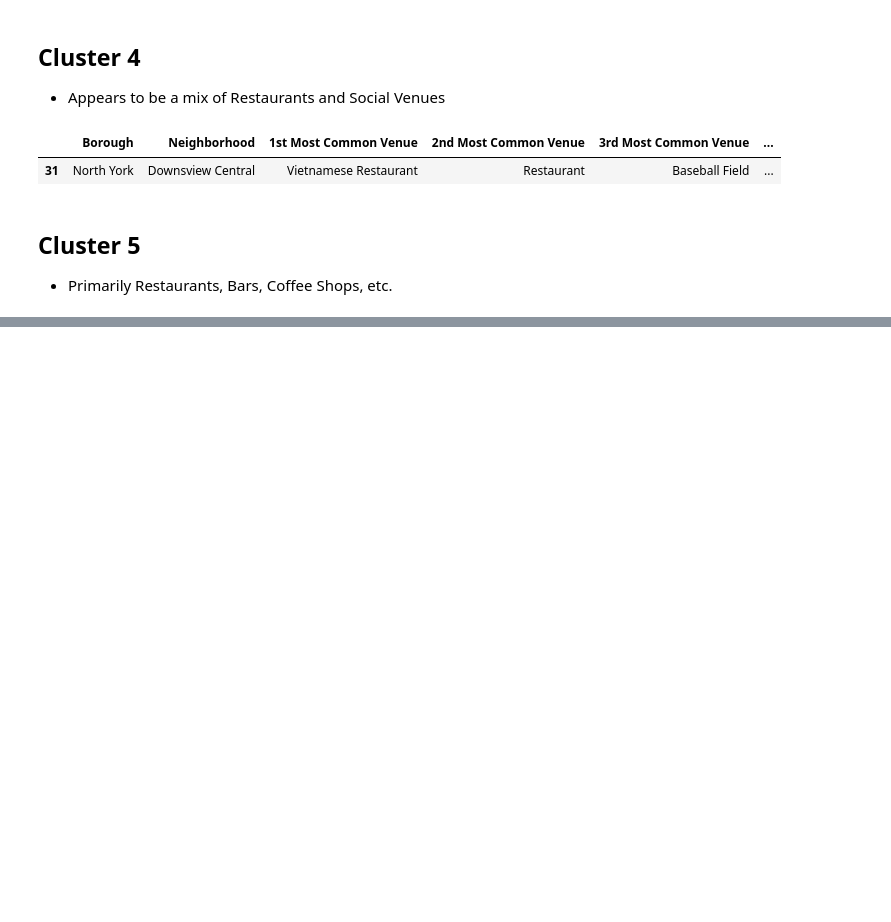
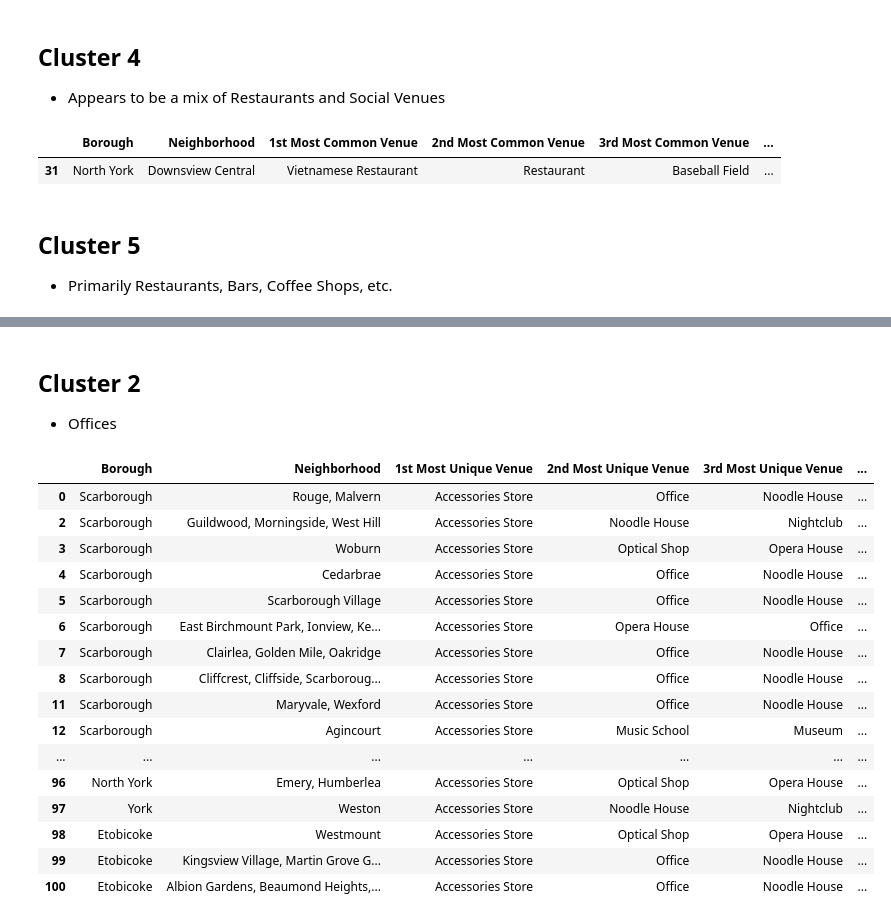
Before and after one commit to maverick-red/coursera-ibm-data-science-capstone, a Jupyter notebook: Applied Data Science Capstone - Week 3.ipynb, the cells around one changed output, grey strips where cells are left out. Drawn from its saved outputs; the diff is of its cells as text; code cells hidden in the pictures; blank space fills up the shorter version.

Commit message:
Analyze 10 most common and unique venues

```diff
--- a/Applied Data Science Capstone - Week 3.ipynb
+++ b/Applied Data Science Capstone - Week 3.ipynb
@@ -195,29 +202,39 @@ toronto = toronto[cols]
 
 toronto_grouped = toronto.groupby('Neighborhood').mean().reset_index()
 # %%
-# Get the 20 most common venues in a neighborhood
+# Get the 10 most common and unique venues in a neighborhood
 
-def return_most_common_venues(row, num_top_venues):
+def return_venues(row, num_top_venues, sort_ascending):
     row_categories = row.iloc[1:]
-    row_categories_sorted = row_categories.sort_values(ascending=False)
+    row_categories_sorted = row_categories.sort_values(ascending=sort_ascending)
 
     return row_categories_sorted.index.values[0:num_top_venues]
 
 indicators = ['st', 'nd', 'rd']
-num_top_venues = 20
 
-columns = ['Neighborhood']
+num_top_venues = 10
+
+common_columns = ['Neighborhood']
+unique_columns = ['Neighborhood']
+
 for ind in np.arange(num_top_venues):
     try:
-        columns.append('{}{} Most Common Venue'.format(ind+1, indicators[ind]))
+        common_columns.append('{}{} Most Common Venue'.format(ind+1, indicators[ind]))
+        unique_columns.append('{}{} Most Unique Venue'.format(ind+1, indicators[ind]))
     except:
-        columns.append('{}th Most Common Venue'.format(ind+1))
+        common_columns.append('{}th Most Common Venue'.format(ind+1))
+        unique_columns.append('{}th Most Unique Venue'.format(ind+1))
 
-neighborhoods_venues_sorted = pd.DataFrame(columns=columns)
-neighborhoods_venues_sorted['Neighborhood'] = toronto_grouped['Neighborhood']
+
+neighborhoods_venues_sorted_common = pd.DataFrame(columns=common_columns)
+neighborhoods_venues_sorted_unique = pd.DataFrame(columns=unique_columns)
+
+neighborhoods_venues_sorted_common['Neighborhood'] = toronto_grouped['Neighborhood']
+neighborhoods_venues_sorted_unique['Neighborhood'] = toronto_grouped['Neighborhood']
 
 for ind in np.arange(toronto_grouped.shape[0]):
-    neighborhoods_venues_sorted.iloc[ind, 1:] = return_most_common_venues(toronto_grouped.iloc[ind, :], num_top_venues)
+    neighborhoods_venues_sorted_common.iloc[ind, 1:] = return_venues(toronto_grouped.iloc[ind, :], num_top_venues, sort_ascending=False)
+    neighborhoods_venues_sorted_unique.iloc[ind, 1:] = return_venues(toronto_grouped.iloc[ind, :], num_top_venues, sort_ascending=True)
 # %% [markdown]
 ## K-Means Clustering
 # %%
@@ -227,8 +244,13 @@ kclusters = 5
 toronto_grouped_clustering = toronto_grouped.drop('Neighborhood', axis=1)
 kmeans = KMeans(n_clusters=kclusters, random_state=0).fit(toronto_grouped_clustering)
 
-neighborhoods_venues_sorted.insert(0, 'Cluster Labels', kmeans.labels_)
-toronto_merged = toronto_geospatial_data
-toronto_merged = toronto_merged.join(neighborhoods_venues_sorted.set_index('Neighborhood'), on='Neighborhood')
+neighborhoods_venues_sorted_common.insert(0, 'Cluster Labels', kmeans.labels_)
+neighborhoods_venues_sorted_unique.insert(0, 'Cluster Labels', kmeans.labels_)
+
+toronto_merged_common = toronto_geospatial_data
+toronto_merged_unique = toronto_geospatial_data
+
+toronto_merged_common = toronto_merged_common.join(neighborhoods_venues_sorted_common.set_index('Neighborhood'), on='Neighborhood')
+toronto_merged_unique = toronto_merged_unique.join(neighborhoods_venues_sorted_unique.set_index('Neighborhood'), on='Neighborhood')
 # %% [markdown]
 # Clustering Result
@@ -345,0 +407,2 @@ toronto_merged.loc[toronto_merged['Cluster Labels'] == 4, cluster_cols]
+# %%
+cluster_cols = ['Borough', 'Neighborhood'] + [col for col in toronto_merged_unique.columns if 'Venue' in col]
@@ -345,0 +420,23 @@ toronto_merged.loc[toronto_merged['Cluster Labels'] == 4, cluster_cols]
+# %% [markdown]
+## Cluster 2
+- Offices
+# %%
+toronto_merged_unique.loc[toronto_merged_unique['Cluster Labels'] == 1, cluster_cols]
+# %% [output]
+|  | Borough | Neighborhood | 1st Most Unique Venue | 2nd Most Unique Venue | 3rd Most Unique Venue | ... |
+| 0 | Scarborough | Rouge, Malvern | Accessories Store | Office | Noodle House | ... |
+| 2 | Scarborough | Guildwood, Morningside, West Hill | Accessories Store | Noodle House | Nightclub | ... |
+| 3 | Scarborough | Woburn | Accessories Store | Optical Shop | Opera House | ... |
+| 4 | Scarborough | Cedarbrae | Accessories Store | Office | Noodle House | ... |
+| 5 | Scarborough | Scarborough Village | Accessories Store | Office | Noodle House | ... |
+| 6 | Scarborough | East Birchmount Park, Ionview, Ke... | Accessories Store | Opera House | Office | ... |
+| 7 | Scarborough | Clairlea, Golden Mile, Oakridge | Accessories Store | Office | Noodle House | ... |
+| 8 | Scarborough | Cliffcrest, Cliffside, Scarboroug... | Accessories Store | Office | Noodle House | ... |
+| 11 | Scarborough | Maryvale, Wexford | Accessories Store | Office | Noodle House | ... |
+| 12 | Scarborough | Agincourt | Accessories Store | Music School | Museum | ... |
+| ... | ... | ... | ... | ... | ... | ... |
+| 96 | North York | Emery, Humberlea | Accessories Store | Optical Shop | Opera House | ... |
+| 97 | York | Weston | Accessories Store | Noodle House | Nightclub | ... |
+| 98 | Etobicoke | Westmount | Accessories Store | Optical Shop | Opera House | ... |
+| 99 | Etobicoke | Kingsview Village, Martin Grove G... | Accessories Store | Office | Noodle House | ... |
+| 100 | Etobicoke | Albion Gardens, Beaumond Heights,... | Accessories Store | Office | Noodle House | ... |
```
Also changed, not shown: parts of 22 cells of this notebook.
